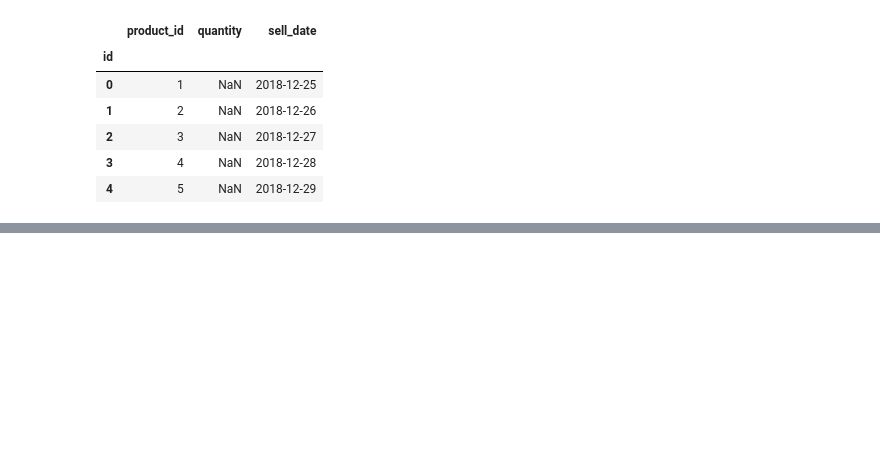
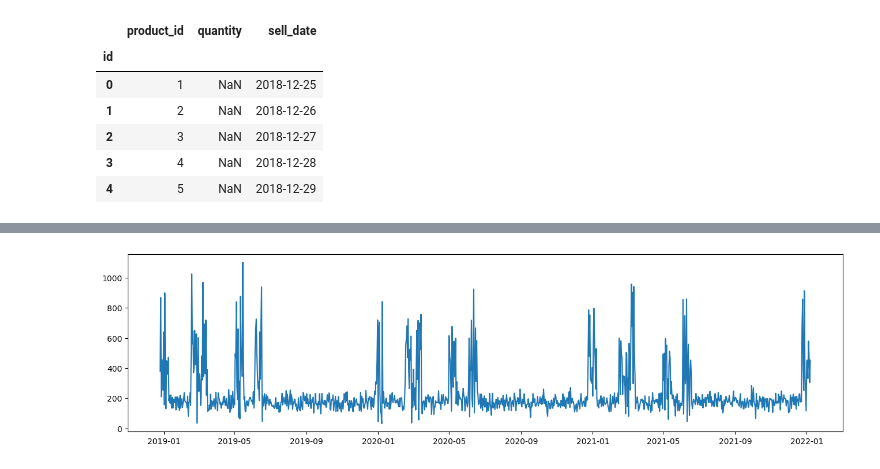
Before and after one commit to AnvarShagvaleev/SchemasCreatingNDataGenerating, a Jupyter notebook: generate.ipynb, the cells around one changed output, grey strips where cells are left out. Saved outputs shown, nothing was run; the diff lists cells and outputs as text; code cells hidden in the pictures; blank space fills up the shorter version.

```diff
--- a/generate.ipynb
+++ b/generate.ipynb
@@ -211 +211,9 @@ sells.head()
+# %%
+import matplotlib.pyplot as plt
+
+plt.figure(figsize=(16,4))
+plt.plot(sells[sells.product_id==50].sort_values('sell_date').sell_date, sells[sells.product_id==50].sort_values('sell_date').quantity)
+plt.show()
+# %% [output]
+[figure, added]
 # %%
```
Also changed, not shown: parts of 4 cells of this notebook, 1 other file.
